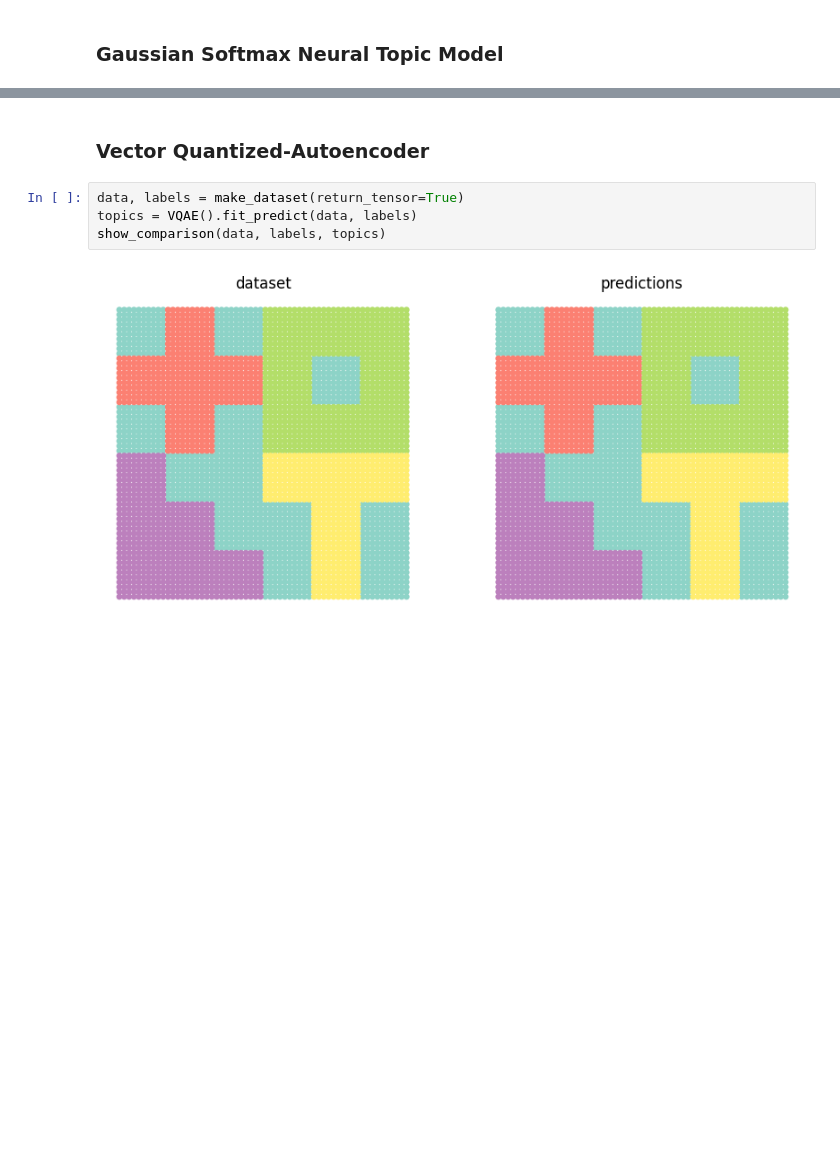
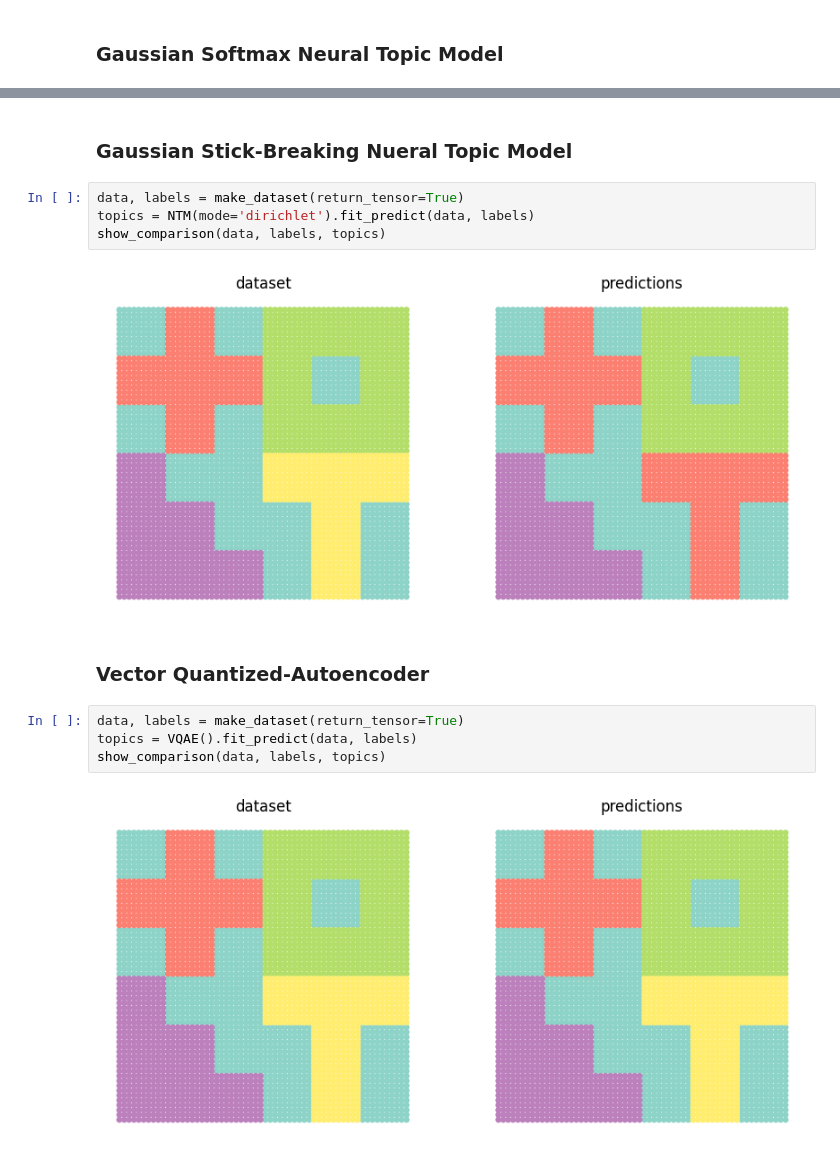
Before and after one commit to craigfouts/asterism, a Jupyter notebook: notebooks/demo.ipynb, the cells around one changed output, grey strips where cells are left out. Drawn from its saved outputs; the diff is of its cells as text; blank space fills up the shorter version.

```diff
--- a/notebooks/demo.ipynb
+++ b/notebooks/demo.ipynb
@@ -39,6 +39,14 @@ topics = GSM().fit_predict(data, labels)
 show_comparison(data, labels, topics)
 # %% [output]
 [figure]
+# %% [markdown]
+### Gaussian Stick-Breaking Nueral Topic Model
+# %%
+data, labels = make_dataset(return_tensor=True)
+topics = NTM(mode='dirichlet').fit_predict(data, labels)
+show_comparison(data, labels, topics)
+# %% [output]
+[figure, added]
 # %% [markdown]
 ### Vector Quantized-Autoencoder
 # %%
```
Also changed, not shown: parts of 3 cells of this notebook, 5 other files.
